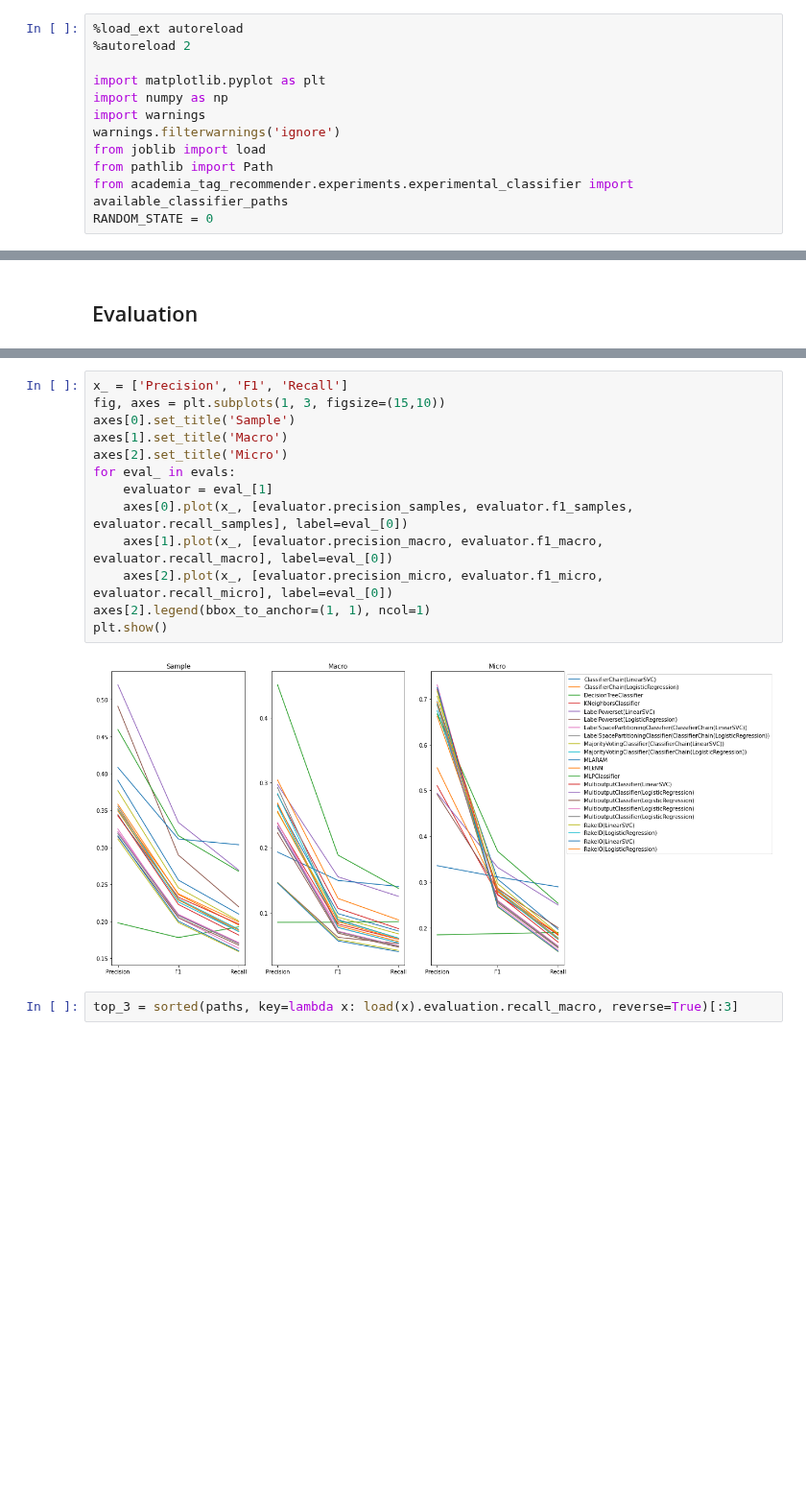
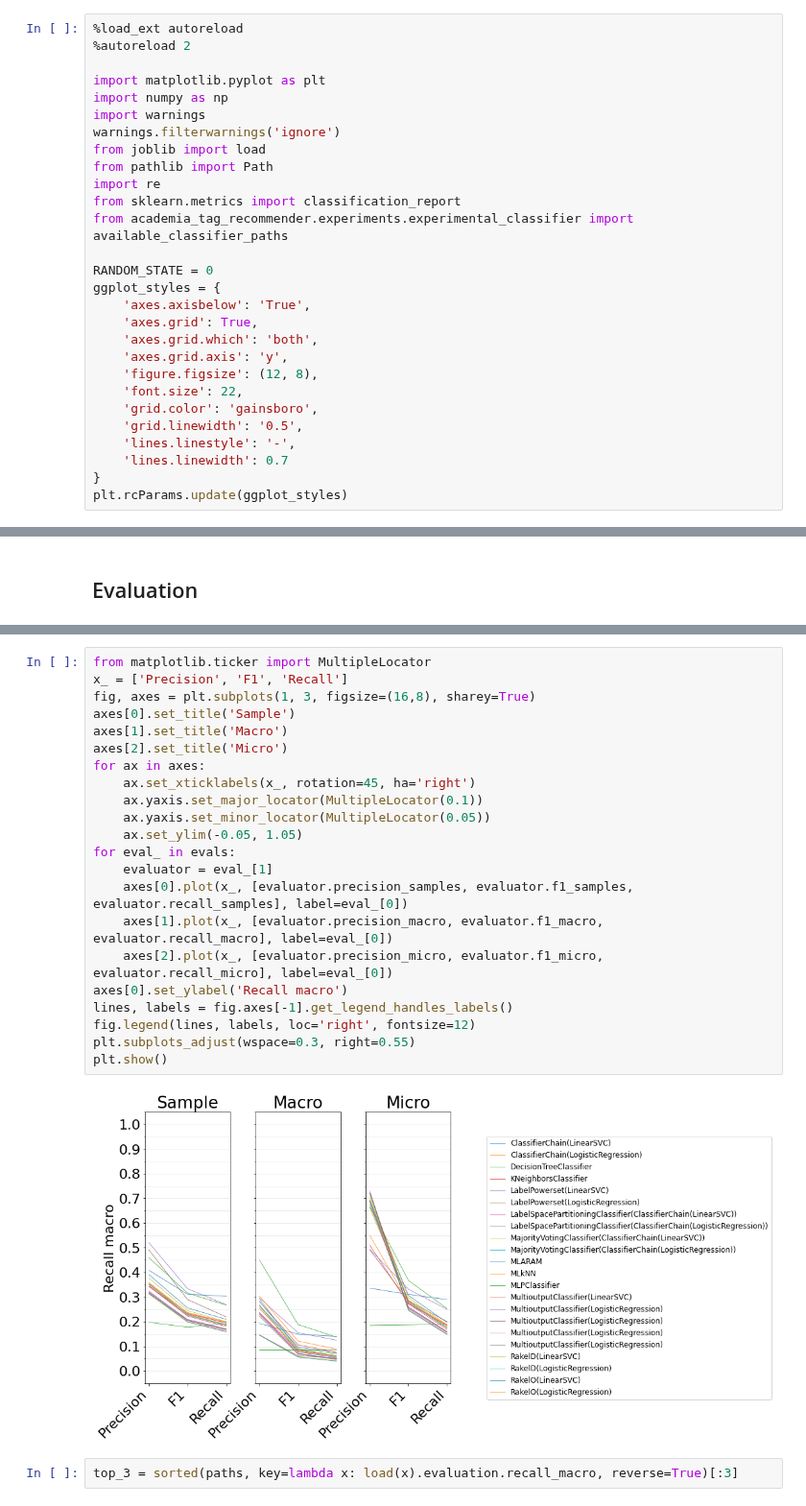
Before and after one commit to gefei-htw/academia_tag_recommender, a Jupyter notebook: notebooks/4.2-me-classification-word2vec.ipynb, the cells around one changed output, grey strips where cells are left out. Shown at 96% size. Cells and saved outputs as stored; diff of their text form; blank space fills up the shorter version.

Commit message:
UPDATE(notebook 4.2): graph stylings

```diff
--- a/notebooks/4.2-me-classification-word2vec.ipynb
+++ b/notebooks/4.2-me-classification-word2vec.ipynb
@@ -18,8 +18,24 @@ import warnings
 warnings.filterwarnings('ignore')
 from joblib import load
 from pathlib import Path
+import re
+from sklearn.metrics import classification_report
 from academia_tag_recommender.experiments.experimental_classifier import available_classifier_paths
+
 RANDOM_STATE = 0
+ggplot_styles = {
+    'axes.axisbelow': 'True',
+    'axes.grid': True,
+    'axes.grid.which': 'both',
+    'axes.grid.axis': 'y',
+    'figure.figsize': (12, 8),
+    'font.size': 22,
+    'grid.color': 'gainsboro',
+    'grid.linewidth': '0.5',
+    'lines.linestyle': '-',
+    'lines.linewidth': 0.7
+}
+plt.rcParams.update(ggplot_styles)
 # %% [markdown]
 <a id='data_import'/>
 # %% [markdown]
@@ -428,20 +444,29 @@ for path in paths:
     evaluation = clf.evaluation
     evals.append([str(clf), evaluation])
 # %%
+from matplotlib.ticker import MultipleLocator
 x_ = ['Precision', 'F1', 'Recall']
-fig, axes = plt.subplots(1, 3, figsize=(15,10))
+fig, axes = plt.subplots(1, 3, figsize=(16,8), sharey=True)
 axes[0].set_title('Sample')
 axes[1].set_title('Macro')
 axes[2].set_title('Micro')
+for ax in axes:
+    ax.set_xticklabels(x_, rotation=45, ha='right')
+    ax.yaxis.set_major_locator(MultipleLocator(0.1))
+    ax.yaxis.set_minor_locator(MultipleLocator(0.05))
+    ax.set_ylim(-0.05, 1.05)
 for eval_ in evals:
     evaluator = eval_[1]
     axes[0].plot(x_, [evaluator.precision_samples, evaluator.f1_samples, evaluator.recall_samples], label=eval_[0])
     axes[1].plot(x_, [evaluator.precision_macro, evaluator.f1_macro, evaluator.recall_macro], label=eval_[0])
     axes[2].plot(x_, [evaluator.precision_micro, evaluator.f1_micro, evaluator.recall_micro], label=eval_[0])
-axes[2].legend(bbox_to_anchor=(1, 1), ncol=1)
+axes[0].set_ylabel('Recall macro')
+lines, labels = fig.axes[-1].get_legend_handles_labels()
+fig.legend(lines, labels, loc='right', fontsize=12)
+plt.subplots_adjust(wspace=0.3, right=0.55)
 plt.show()
 # %% [output]
-[figure, old version]
+[figure, new version]
 # %%
 top_3 = sorted(paths, key=lambda x: load(x).evaluation.recall_macro, reverse=True)[:3]
 # %%
```
Also changed, not shown: parts of 8 cells of this notebook.
